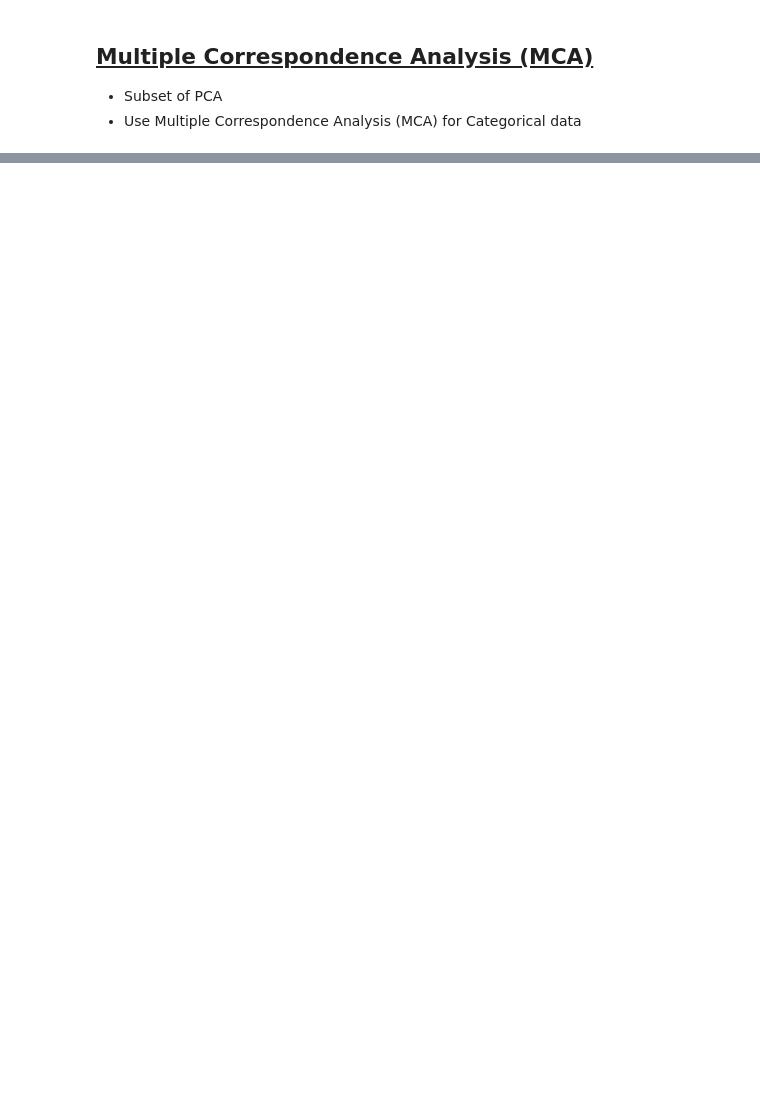
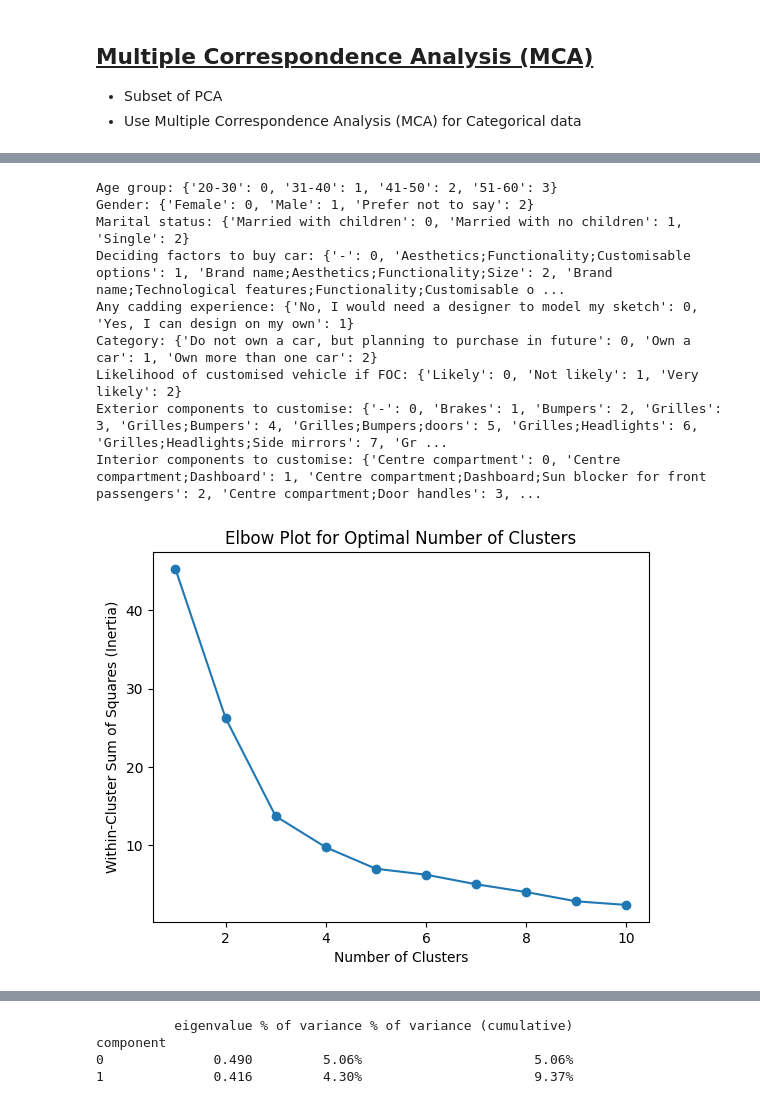
Before and after one commit to Rzi98/MA4829-AY23-24-S2, a Jupyter notebook: src/pca.ipynb, the cells around one changed output, grey strips where cells are left out. Saved outputs shown, nothing was run; the diff lists cells and outputs as text; code cells hidden in the pictures; blank space fills up the shorter version.

```diff
--- a/src/pca.ipynb
+++ b/src/pca.ipynb
@@ -53,3 +57,74 @@ Any cadding experience: {'No, I would need a designer to model my sketch': 0, 'Y
 component
 0              0.543         6.04%                      6.04%
 1              0.500         5.56%                     11.59%
+# %%
+import pandas as pd
+from prince import MCA
+import matplotlib.pyplot as plt
+from sklearn.preprocessing import LabelEncoder
+from sklearn.cluster import KMeans
+import numpy as np
+
+df = pd.read_csv('../data/cleaned_data.csv')
+
+categorical_cols = ['Age group', 'Gender', 'Marital status',
+                    'Deciding factors to buy car', 'Any cadding experience',
+                    'Category', 'Likelihood of customised vehicle if FOC',
+                    'Exterior components to customise', 'Interior components to customise']
+
+le = LabelEncoder()
+for col in categorical_cols:
+    df[col] = le.fit_transform(df[col])
+    print(f"{col}: {dict(zip(le.classes_, le.transform(le.classes_)))}")
+
+# Extract only the categorical columns for MCA
+data_for_mca = df[categorical_cols]
+
+# Instantiate and fit MCA
+mca = MCA(n_components=2)
+mca.fit(data_for_mca)
+
+# Transform the data
+X_mca = mca.transform(data_for_mca)
+
+# Elbow plot to determine the optimal number of clusters
+inertia_values = []
+for i in range(1, 11):  # Trying clusters from 1 to 10
+    kmeans = KMeans(n_clusters=i, random_state=42)
+    kmeans.fit(X_mca)
+    inertia_values.append(kmeans.inertia_)
+
+# Plotting the elbow plot
+plt.plot(range(1, 11), inertia_values, marker='o')
+plt.xlabel('Number of Clusters')
+plt.ylabel('Within-Cluster Sum of Squares (Inertia)')
+plt.title('Elbow Plot for Optimal Number of Clusters')
+plt.show()
+
+# Choose the optimal number of clusters based on the elbow plot
+optimal_clusters = 5
+
+kmeans = KMeans(n_clusters=optimal_clusters, random_state=42)
+df['Cluster'] = kmeans.fit_predict(X_mca)
+
+# Plot the MCA results with color-coded clusters
+plt.scatter(X_mca.iloc[:, 0], X_mca.iloc[:, 1], c=df['Cluster'], cmap='viridis')
+plt.xlabel('MCA Component 1')
+plt.ylabel('MCA Component 2')
+plt.title('MCA of Categorical Data with Optimal Number of Clusters')
+plt.colorbar(label='Cluster')
+plt.show()
+
+# Eigenvalues summary
+print(mca.eigenvalues_summary)
+# %% [output]
+Age group: {'20-30': 0, '31-40': 1, '41-50': 2, '51-60': 3}
+Gender: {'Female': 0, 'Male': 1, 'Prefer not to say': 2}
+Marital status: {'Married with children': 0, 'Married with no children': 1, 'Single': 2}
+Deciding factors to buy car: {'-': 0, 'Aesthetics;Functionality;Customisable options': 1, 'Brand name;Aesthetics;Functionality;Size': 2, 'Brand name;Technological features;Functionality;Customisable o ...
+Any cadding experience: {'No, I would need a designer to model my sketch': 0, 'Yes, I can design on my own': 1}
+Category: {'Do not own a car, but planning to purchase in future': 0, 'Own a car': 1, 'Own more than one car': 2}
+Likelihood of customised vehicle if FOC: {'Likely': 0, 'Not likely': 1, 'Very likely': 2}
+Exterior components to customise: {'-': 0, 'Brakes': 1, 'Bumpers': 2, 'Grilles': 3, 'Grilles;Bumpers': 4, 'Grilles;Bumpers;doors': 5, 'Grilles;Headlights': 6, 'Grilles;Headlights;Side mirrors': 7, 'Gr ...
+Interior components to customise: {'Centre compartment': 0, 'Centre compartment;Dashboard': 1, 'Centre compartment;Dashboard;Sun blocker for front passengers': 2, 'Centre compartment;Door handles': 3, ...
+[figure, added]
@@ -55,0 +132,4 @@ component
+          eigenvalue % of variance % of variance (cumulative)
+component
+0              0.490         5.06%                      5.06%
+1              0.416         4.30%                      9.37%
```
Also changed, not shown: parts of 3 cells of this notebook, 6 other files.
